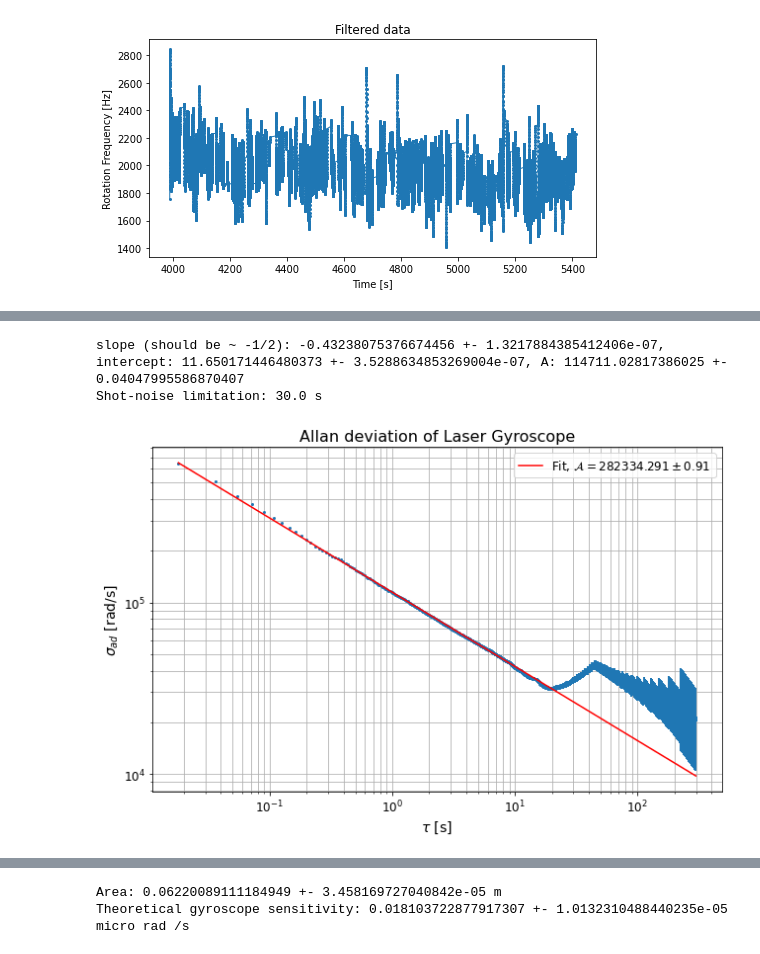
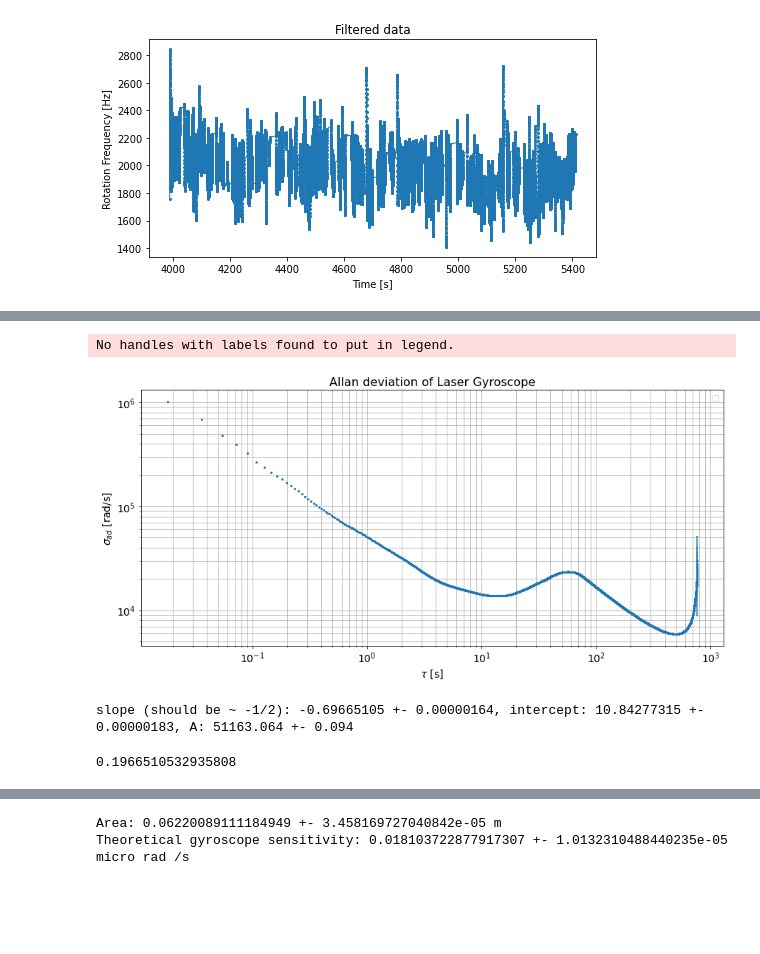
Before and after one commit to tesla1900/advanced-lab-course, a Jupyter notebook: laser_gyroscope/allan_dev_analysis.ipynb, the cells around one changed output, grey strips where cells are left out. Drawn from its saved outputs; the diff is of its cells as text; code cells hidden in the pictures; blank space fills up the shorter version.

```diff
--- a/laser_gyroscope/allan_dev_analysis.ipynb
+++ b/laser_gyroscope/allan_dev_analysis.ipynb
@@ -160,13 +173,43 @@ sample rate: 55.50621669626998 Hz
+# %%
+
+
+# get allan deviation
+(t2, ad, ade, adn) = allantools.oadev(y_fft, rate=dfreq, data_type="freq", taus=time_filted_v1)
+
+fig, ax = plt.subplots(figsize=(12,6), tight_layout=True)
+ax.errorbar(t2, ad, yerr=ade, marker="o", ls="", ms=2.0, capsize=1.0)   # the data
+# ax.plot(t2, ad_thr, color="r", zorder=3, label = r'Fit, $\mathcal{{A}} = {0:.3f} \pm {1:.3f}$'.format(np.exp(logA), A_err))
+# ax.plot(t2, ad_thr, color="r", zorder=3, label = r"Fit: $ {2:.8f} \tau + \log({0:.3f})$".format(np.exp(logA), A_err, slope, slope_err))
+
+ax.set_xlabel(r"$\tau$ [s]", fontsize=14)
+ax.set_ylabel(r"$\sigma_{{ad}}$ [rad/s]", fontsize=14)
+ax.set_title("Allan deviation of Laser Gyroscope", fontsize=16)
+
+ax.set_xscale("log")
+ax.set_yscale("log")
+
+ax.legend(prop={"size":14}, borderpad=0.3)
+ax.grid(which='both')
+
+ax.tick_params(axis='both', which='major', labelsize=14)
+ax.tick_params(axis='both', which='minor', labelsize=14)
+
+# plt.savefig(os.path.join(figure_path, "allan.png"), dpi=300)
+
+# # shot-noise
+# tau_shotnoise = cutoff
+# print("Shot-noise limitation: {0} s".format(tau_shotnoise))
+# %% [output]
+No handles with labels found to put in legend.
+[figure, added]
 # %%
-
-
-# get allan deviation
-(t2, ad, ade, adn) = allantools.adev(y_fft, rate=dfreq, data_type="freq", taus=time_filted_v1)
+cutoff = 4
 
 # ad_cutoff = ad[(t2 > 4e-1) & (t2 < 1.2)]
 # t2_cutoff = t2[(t2 > 4e-1) & (t2 < 1.2)]
-ad_cutoff = ad[t2 < 1e1]
-t2_cutoff = t2[t2 < 1e1]
+ad_cutoff = ad[t2 < cutoff]
+t2_cutoff = t2[t2 < cutoff]
+ade_cutoff = ade[t2 < cutoff]
 
 # aderr_cutoff = ade[(t2 > 4e-1) & (t2 < 1.5)] / np.sqrt(adn)
 
@@ -175,39 +218,18 @@ log_allandev = np.log(ad_cutoff)
 log_tau = np.log(t2_cutoff)
 
 # perform fit for log (allan_dev) = -1/2 log(tau) + log (A)
-(slope, logA), cov = np.polyfit(log_tau, log_allandev, 1, cov=True)
+(slope, logA), cov = np.polyfit(log_tau, log_allandev, 1, w=1/ade_cutoff, cov=True)
 
 # variance is the diagonal elements of the covariance matrix
 slope_err = cov[0,0]
 logA_err = cov[1,1]
 A_err = np.exp(logA) * logA_err
 
-print("slope (should be ~ -1/2): {0} +- {3}, intercept: {1} +- {4}, A: {2} +- {5}".format(slope, logA, np.exp(logA), slope_err, logA_err, A_err))
+print("slope (should be ~ -1/2): {0:.8f} +- {3:.8f}, intercept: {1:.8f} +- {4:.8f}, A: {2:.3f} +- {5:.3f}".format(slope, logA, np.exp(logA), slope_err, logA_err, A_err))
 ad_thr = np.exp(logA) * t2**slope
-
-fig, ax = plt.subplots(figsize=(9,6), tight_layout=True)
-ax.errorbar(t2, ad, yerr=ade / np.sqrt(adn), marker="o", ls="", ms=2.0)   # the data
-ax.plot(t2, ad_thr, color="r", zorder=3, label = r'Fit, $\mathcal{{A}} = 282334.291 \pm 0.91$')
-
-ax.set_xlabel(r"$\tau$ [s]", fontsize=14)
-ax.set_ylabel(r"$\sigma_{{ad}}$ [rad/s]", fontsize=14)
-ax.set_title("Allan deviation of Laser Gyroscope", fontsize=16)
-
-ax.set_xscale("log")
-ax.set_yscale("log")
-
-ax.legend(prop={"size":12})
-ax.grid(which='both')
-
-ax.tick_params(axis='both', which='major', labelsize=12)
-ax.tick_params(axis='both', which='minor', labelsize=12)
-
-plt.savefig(os.path.join(figure_path, "allan.png"), dpi=300)
-
-# shot-noise
-tau_shotnoise = 3e1
-print("Shot-noise limitation: {0} s".format(tau_shotnoise))
 # %% [output]
-slope (should be ~ -1/2): -0.43238075376674456 +- 1.3217884385412406e-07, intercept: 11.650171446480373 +- 3.5288634853269004e-07, A: 114711.02817386025 +- 0.04047995586870407
-Shot-noise limitation: 30.0 s
+slope (should be ~ -1/2): -0.69665105 +- 0.00000164, intercept: 10.84277315 +- 0.00000183, A: 51163.064 +- 0.094
-[figure, removed]
+# %%
+print(np.abs(slope - -0.5))
+# %% [output]
+0.1966510532935808
```
Also changed, not shown: parts of 5 cells of this notebook, 14 other files.
